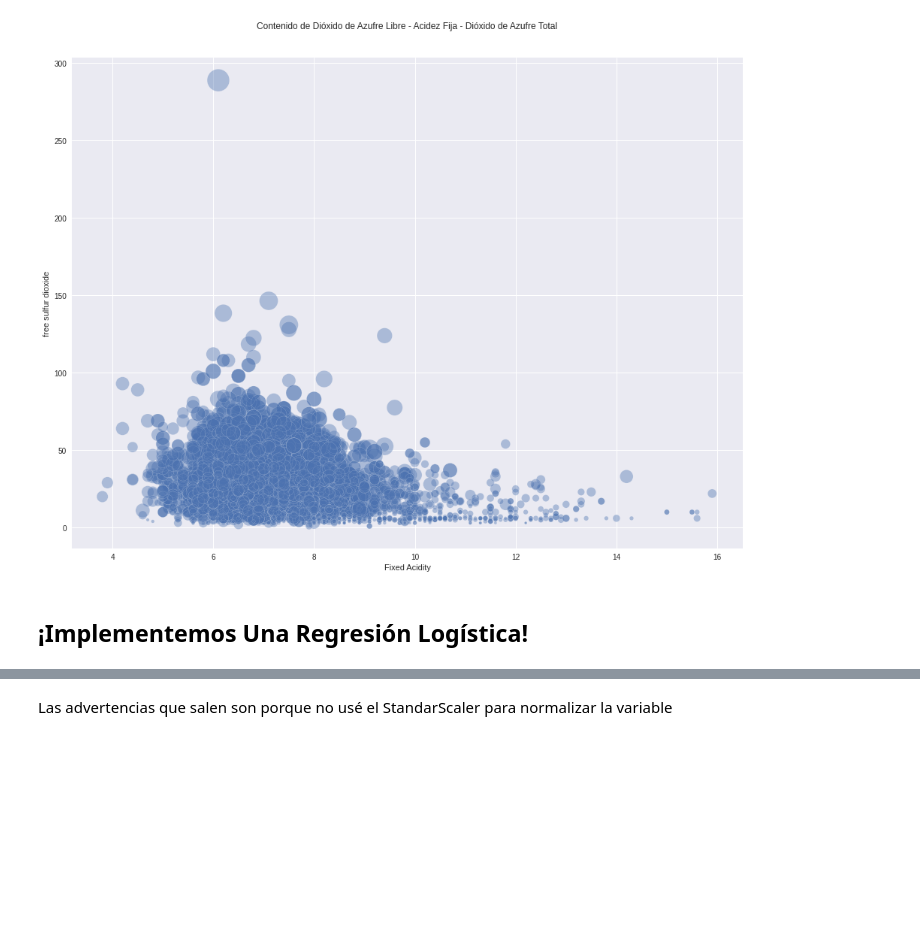
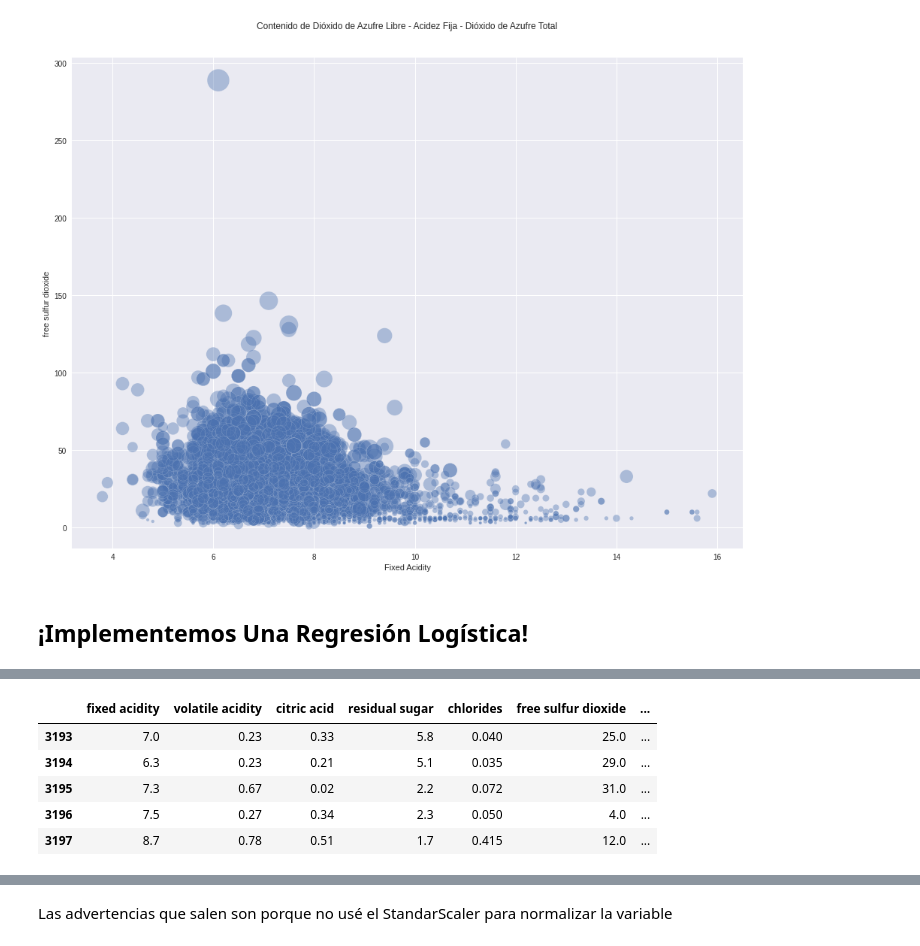
Before and after one commit to robertbarac/EDA-Wines, a Jupyter notebook: EDA_Wines.ipynb, the cells around one changed output, grey strips where cells are left out. Drawn from its saved outputs; the diff is of its cells as text; code cells hidden in the pictures; blank space fills up the shorter version.

```diff
--- a/EDA_Wines.ipynb
+++ b/EDA_Wines.ipynb
@@ -505,0 +519,9 @@ from sklearn.metrics import accuracy_score
+# %%
+wines.tail()
+# %% [output]
+|  | fixed acidity | volatile acidity | citric acid | residual sugar | chlorides | free sulfur dioxide | ... |
+| 3193 | 7.0 | 0.23 | 0.33 | 5.8 | 0.040 | 25.0 | ... |
+| 3194 | 6.3 | 0.23 | 0.21 | 5.1 | 0.035 | 29.0 | ... |
+| 3195 | 7.3 | 0.67 | 0.02 | 2.2 | 0.072 | 31.0 | ... |
+| 3196 | 7.5 | 0.27 | 0.34 | 2.3 | 0.050 | 4.0 | ... |
+| 3197 | 8.7 | 0.78 | 0.51 | 1.7 | 0.415 | 12.0 | ... |
```
Also changed, not shown: parts of 27 cells of this notebook.
